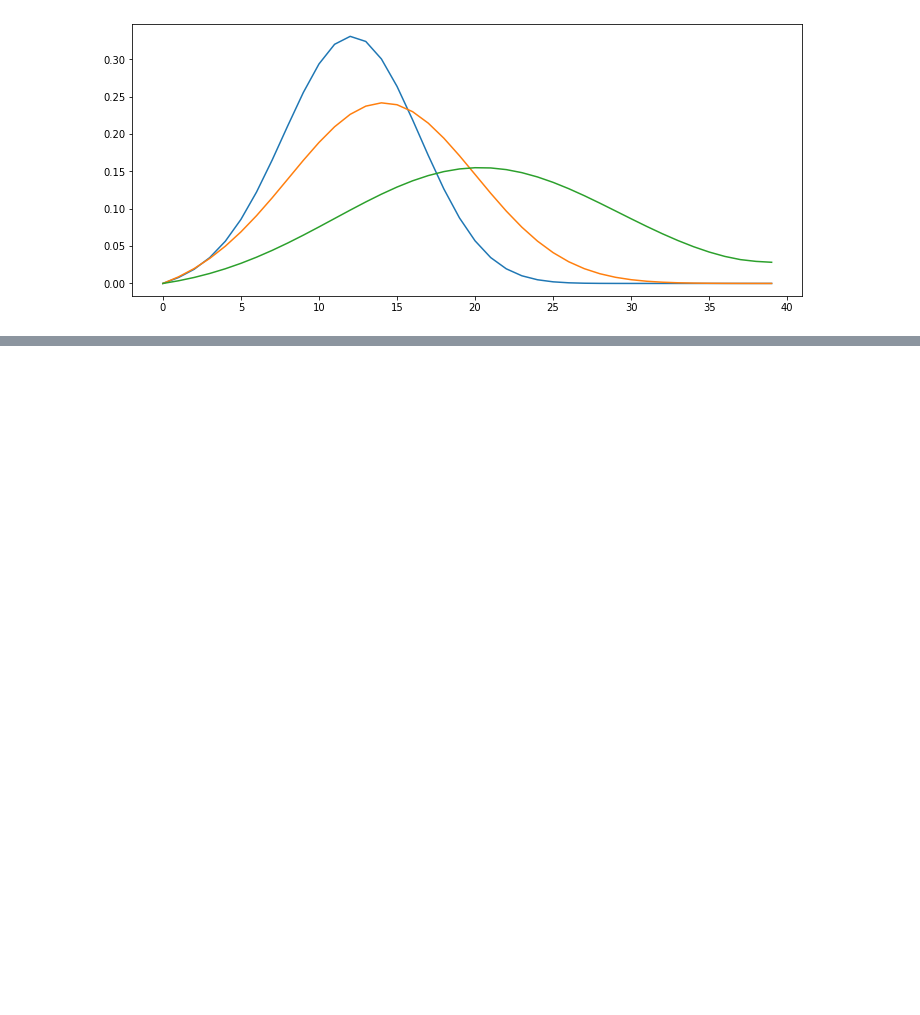
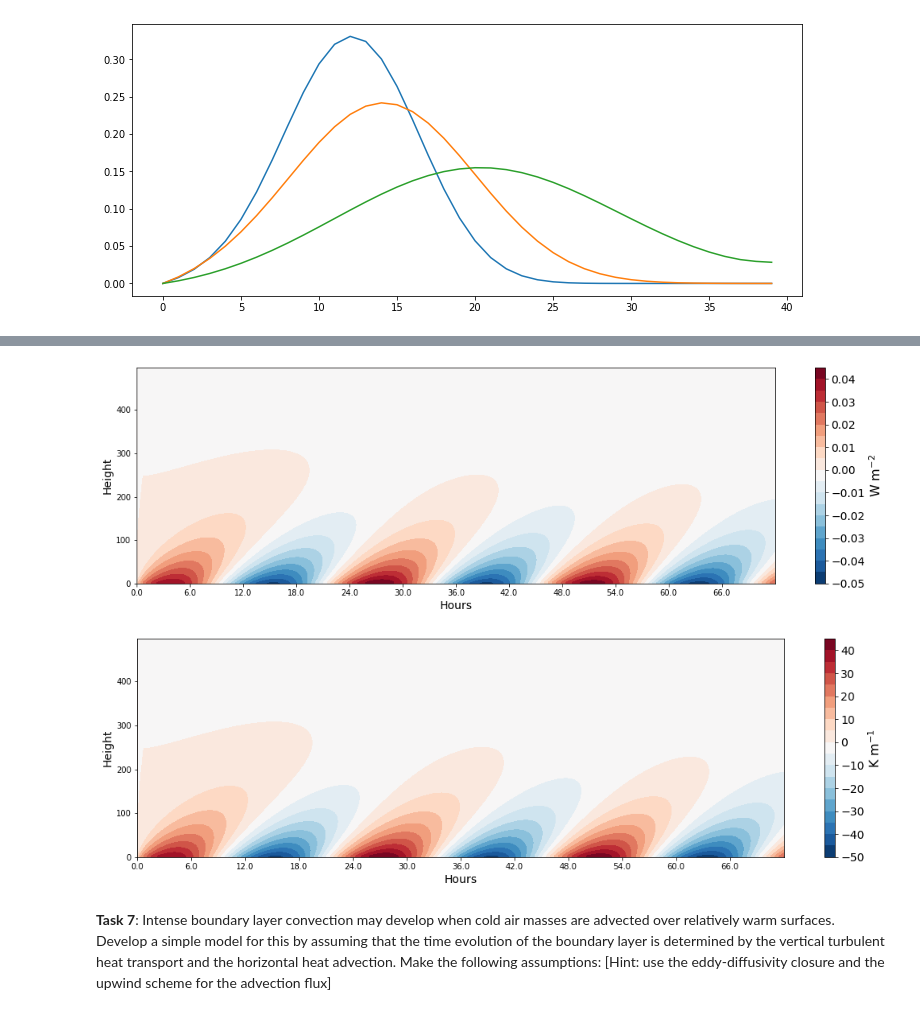
Before and after one commit to sauterto/climate_modelling, a Jupyter notebook: _sources/docs/solution_nb_advection.ipynb, the cells around one changed output, grey strips where cells are left out. Drawn from its saved outputs; the diff is of its cells as text; code cells hidden in the pictures; blank space fills up the shorter version.

```diff
--- a/_sources/docs/solution_nb_advection.ipynb
+++ b/_sources/docs/solution_nb_advection.ipynb
@@ -266,0 +288,19 @@ plt.colorbar()
+# %%
+# Plot the heat fluxes
+
+# Create 2D plot for the covariance
+ax = make_plot(cov[:], x=x, z=z, levels=21, title='Theta', unit='W m$^{-2}$', xlab='Hours', zlab='Height', cmap='RdBu_r')
+# Correct the ticks
+ax.set_xticks(x[x%(3600*6)==0]);
+ax.set_xticklabels(list(map(str,(x[x%(3600*6)==0]/3600))), size=10, weight='normal');
+
+# Create 2D plot for the kinematic heat flux
+ax = make_plot(cov[:]*1004, x=x, z=z, levels=21, title='Kinematic heat flux', unit='K m$^{-1}$', xlab='Hours', zlab='Height', cmap='RdBu_r')
+# Correct the ticks
+ax.set_xticks(x[x%(3600*6)==0]);
+ax.set_xticklabels(list(map(str,(x[x%(3600*6)==0]/3600))), size=10, weight='normal');
+# %% [output]
+[figure, added]
+[figure, added]
+# %% [markdown]
+**Task 7**: Intense boundary layer convection may develop when cold air masses are advected over relatively warm surfaces. Develop a simple model for this by assuming that the time evolution of the boundary layer is determined by the vertical turbulent heat transport and the horizontal heat advection. Make the following assumptions: [Hint: use the eddy-diffusivity closure and the upwind scheme for the advection flux]
```
Also changed, not shown: parts of 20 cells of this notebook, 39 other files.
